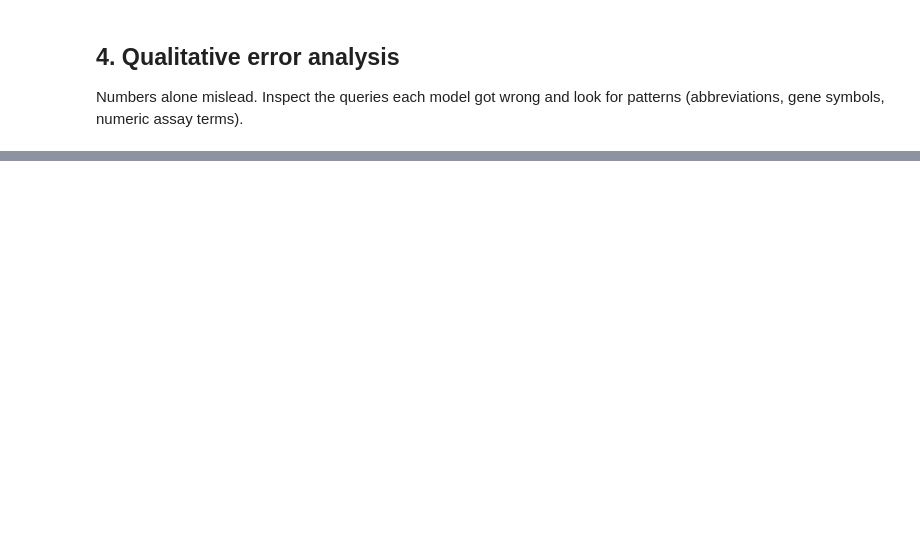
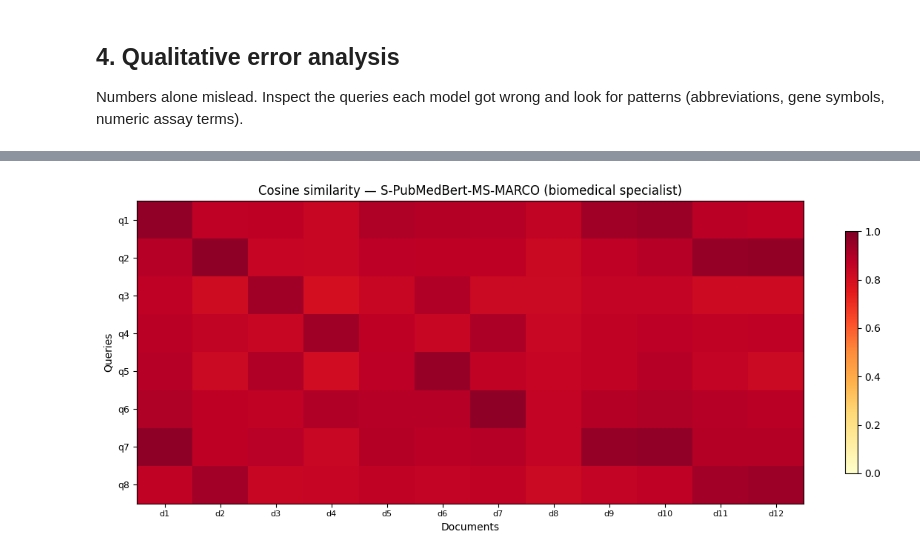
Before and after one commit to IvanReznikov/LangChain4LifeSciencesHealthcare, a Jupyter notebook: notebooks/Chapter 02. Introducing Large Language Models/LC4LSH_Chapter_2_Embedding_Evaluation.ipynb, the cells around one changed output, grey strips where cells are left out. Cells and saved outputs as stored; diff of their text form; code cells hidden in the pictures; blank space fills up the shorter version.

```diff
--- a/notebooks/Chapter 02. Introducing Large Language Models/LC4LSH_Chapter_2_Embedding_Evaluation.ipynb
+++ b/notebooks/Chapter 02. Introducing Large Language Models/LC4LSH_Chapter_2_Embedding_Evaluation.ipynb
@@ -140,15 +316,16 @@ def evaluate(embed_fn, label):
 # %%
 from sentence_transformers import SentenceTransformer
 
-results, all_failures = [], {}
+results, all_failures, all_per_query = [], {}, {}
 for name in OPEN_MODELS:
     try:
         m = SentenceTransformer(name)
         fn = lambda texts: np.asarray(m.encode(texts, normalize_embeddings=True))
-        row, fails = evaluate(fn, name.split("/")[-1])
+        row, fails, per_q, _, _ = evaluate(fn, name.split("/")[-1])
         row["dim"] = m.get_sentence_embedding_dimension()
         results.append(row)
         all_failures[name] = fails
+        all_per_query[name] = per_q
         print(f"✅ {name}: {row}")
     except Exception as e:
         print(f"⚠️  skipped {name}: {type(e).__name__}: {str(e)[:80]}")
@@ -156,12 +343,14 @@ for name in OPEN_MODELS:
 if RUN_API_EMBEDDINGS:
     try:
         from langchain_openai import OpenAIEmbeddings
+
         api_emb = OpenAIEmbeddings(model=API_EMBEDDING_MODEL)
         fn = lambda texts: np.asarray(api_emb.embed_documents(texts))
-        row, fails = evaluate(fn, API_EMBEDDING_MODEL)
+        row, fails, per_q, _, _ = evaluate(fn, API_EMBEDDING_MODEL)
         row["dim"] = len(fn(["probe"])[0])
         results.append(row)
         all_failures[API_EMBEDDING_MODEL] = fails
+        all_per_query[API_EMBEDDING_MODEL] = per_q
         print(f"✅ {API_EMBEDDING_MODEL}: {row}")
     except Exception as e:
         print(f"⚠️  API embeddings failed: {type(e).__name__}: {str(e)[:80]}")
@@ -177,6 +399,9 @@ res_df
 Numbers alone mislead. Inspect the queries each model got wrong and look for patterns (abbreviations, gene symbols, numeric assay terms).
 # %%
 for model, fails in all_failures.items():
-    print(f"\n=== {model}: {len(fails)} top-1 failures ===")
-    for qid, qtext, rel, top3 in fails:
-        print(f"  [{qid}] '{qtext}'\n      expected={rel}  got top3={top3}")
+    if fails:
+        print(f"\n=== {model}: {len(fails)} top-1 failures ===")
+        for qid, qtext, rel, top3 in fails:
+            print(f"  [{qid}] '{qtext}'\n      expected={rel}  got top3={top3}")
+    else:
+        print(f"\n=== {model}: 0 top-1 failures ✅ ===")
@@ -182,0 +490,74 @@ for model, fails in all_failures.items():
+# %%
+import matplotlib.pyplot as plt
+import seaborn as sns  # optional; falls back to matplotlib if unavailable
+
+# Re-compute embeddings with the first open model for a clean heatmap
+if OPEN_MODELS:
+    # Use the biomedical model for richer analysis if available
+    heatmap_model = OPEN_MODELS[-1]  # S-PubMedBert
+    m = SentenceTransformer(heatmap_model)
+    doc_ids = list(DOCS.keys())
+    doc_texts = [DOCS[d] for d in doc_ids]
+    doc_embs = np.asarray(m.encode(doc_texts, normalize_embeddings=True))
+    query_texts = [QUERIES[q][0] for q in QUERIES]
+    query_embs = np.asarray(m.encode(query_texts, normalize_embeddings=True))
+
+    # Cosine similarity matrix: Q × D
+    sim_matrix = query_embs @ doc_embs.T  # unit vectors → dot product = cosine
+
+    # Shorter labels for display
+    doc_labels = [f"{did}" for did in doc_ids]
+    query_labels = [f"{qid}" for qid in QUERIES]
+
+    fig, ax = plt.subplots(figsize=(12, 5))
+    im = ax.imshow(sim_matrix, cmap="YlOrRd", aspect="auto", vmin=0.0, vmax=1.0)
+    ax.set_xticks(range(len(doc_ids)))
+    ax.set_xticklabels(doc_ids, fontsize=8)
+    ax.set_yticks(range(len(QUERIES)))
+    ax.set_yticklabels([f"{qid}" for qid in QUERIES], fontsize=9)
+    ax.set_xlabel("Documents")
+    ax.set_ylabel("Queries")
+    ax.set_title(f"Cosine similarity — {heatmap_model.split('/')[-1]} (biomedical specialist)")
+    plt.colorbar(im, ax=ax, shrink=0.8)
+    plt.tight_layout()
+    plt.show()
+
+    # -- Hard-negative analysis across ALL models --
+    print("\n=== Hard-negative analysis: closest distractor per query ===\n")
+    print(f"{'Query':<6} {'Expected':<8} {'Closest distractor':<18} {'Sim':>6}  Distractor snippet")
+    print("-" * 95)
+    for i, qid in enumerate(QUERIES):
+        rel = set(QUERIES[qid][1])
+        distractor_mask = [did not in rel for did in doc_ids]
+        distractor_sims = sim_matrix[i, distractor_mask]
+        distractor_ids = [did for d, did in zip(distractor_mask, doc_ids) if d]
+        if len(distractor_ids):
+            top_idx = int(np.argmax(distractor_sims))
+            hard_neg_id = distractor_ids[top_idx]
+            hard_neg_sim = distractor_sims[top_idx]
+            expected = ",".join(sorted(rel))
+            flag = "⚠️" if hard_neg_sim > 0.55 else "  "
+            print(f"{flag} {qid:<4} {expected:<8} {hard_neg_id:<18} {hard_neg_sim:>.3f}   {DOCS[hard_neg_id][:65]}")
+
+    # -- Cross-model MRR comparison bar chart --
+    print("\n=== Cross-model MRR comparison ===\n")
+    fig2, ax2 = plt.subplots(figsize=(8, 4))
+    models = [r["model"] for r in results]
+    mrrs = [r["MRR"] for r in results]
+    dims = [r["dim"] for r in results]
+    colors = ["#3498db" if d == 384 else "#e74c3c" for d in dims]
+    bars = ax2.bar(range(len(models)), mrrs, color=colors)
+    ax2.set_xticks(range(len(models)))
+    ax2.set_xticklabels(models, rotation=20, ha="right", fontsize=8)
+    ax2.set_ylabel("MRR")
+    ax2.set_ylim(0, 1.1)
+    ax2.set_title("MRR by model (blue = 384-d, red = 768-d)")
+    for bar, mrr in zip(bars, mrrs):
+        ax2.text(bar.get_x() + bar.get_width()/2, bar.get_height() + 0.01,
+                 f"{mrr:.3f}", ha="center", va="bottom", fontsize=9)
+    plt.tight_layout()
+    plt.show()
+else:
+    print("No open models defined — add models to OPEN_MODELS and re-run.")
+# %% [output]
+[figure, added]
```
Also changed, not shown: parts of 28 cells of this notebook, 7 other files.
